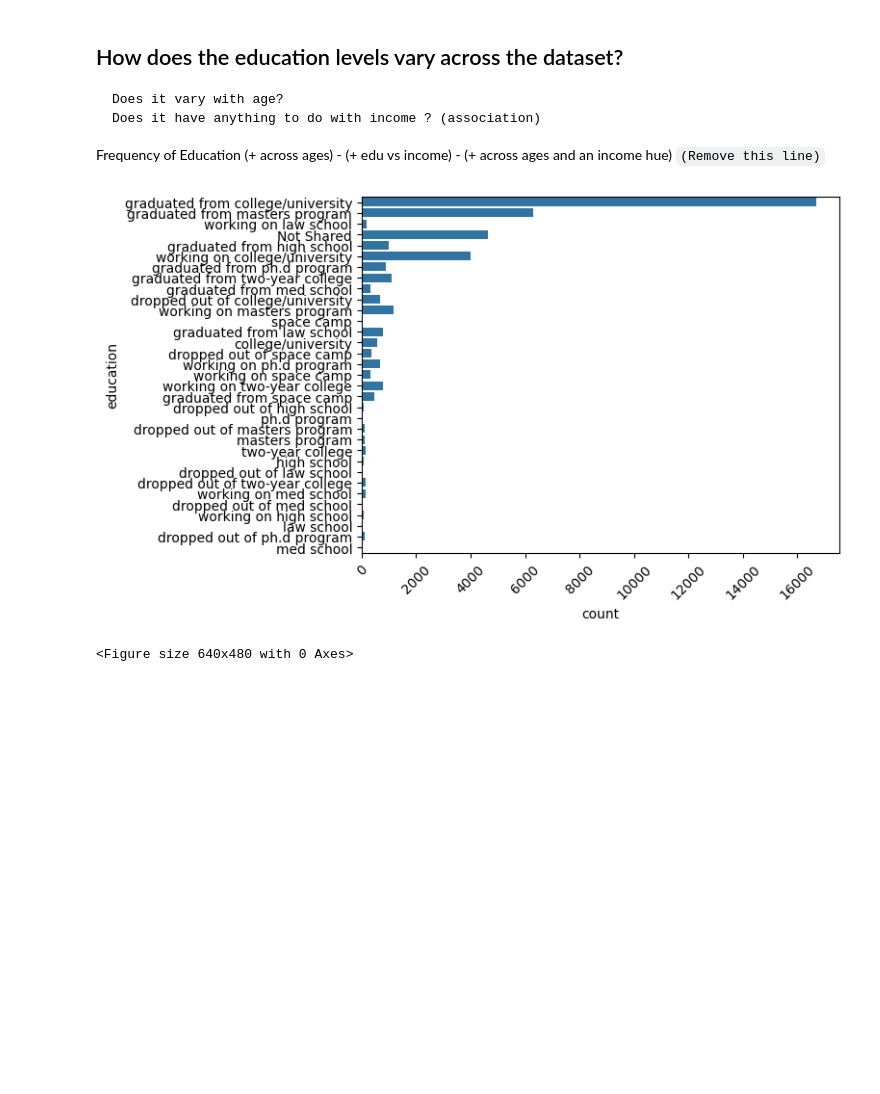
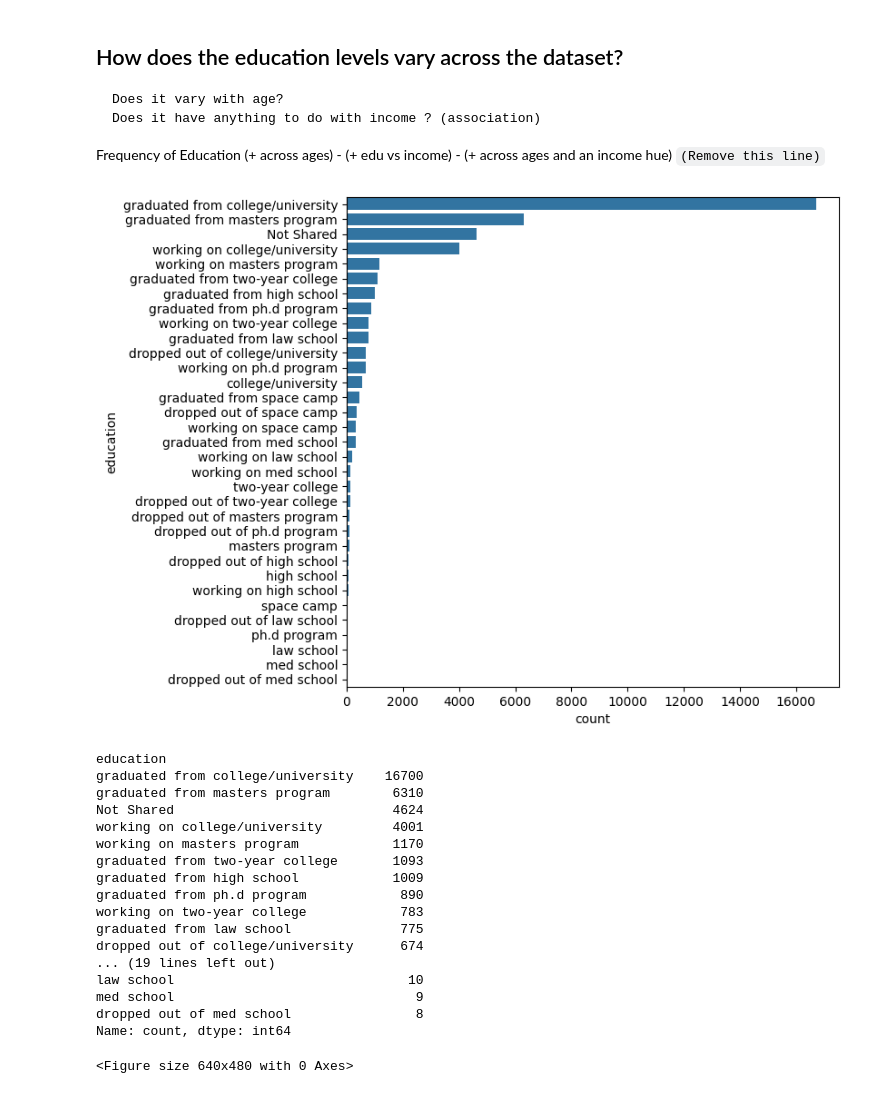
Before and after one commit to YSKAA423/OkCupid-Date-A-Scientist, a Jupyter notebook: Recommend_a_peer.ipynb, the cells around one changed output. Saved outputs shown, nothing was run; the diff lists cells and outputs as text; code cells hidden in the pictures; blank space fills up the shorter version.

```diff
--- a/Recommend_a_peer.ipynb
+++ b/Recommend_a_peer.ipynb
@@ -712,11 +749,32 @@ The probabilty value : 0.0, and chi-square statistic : 6079.410460076302
 
 Frequency of Education (+ across ages) - (+ edu vs income) - (+ across ages and an income hue) `(Remove this line)`
 # %%
-sns.countplot(Individuals.education)
-plt.xticks(rotation=45)
+counts = Individuals.education.value_counts().sort_values(ascending=False)
+columns = Individuals.education.value_counts().sort_values(ascending=False).index
+plt.figure(figsize = (7,7))
+sns.barplot(x=counts, y=columns)
 plt.show()
 plt.clf()
+
+print(counts)
 # %% [output]
-[figure, old version]
+[figure, new version]
-<Figure size 640x480 with 0 Axes>
+education
+graduated from college/university    16700
+graduated from masters program        6310
+Not Shared                            4624
+working on college/university         4001
+working on masters program            1170
+graduated from two-year college       1093
+graduated from high school            1009
+graduated from ph.d program            890
+working on two-year college            783
+graduated from law school              775
+dropped out of college/university      674
+... (19 lines left out)
+law school                              10
+med school                               9
+dropped out of med school                8
+Name: count, dtype: int64
+<Figure size 640x480 with 0 Axes>
 # %% [markdown]
```
Also changed, not shown: parts of 28 cells of this notebook.
